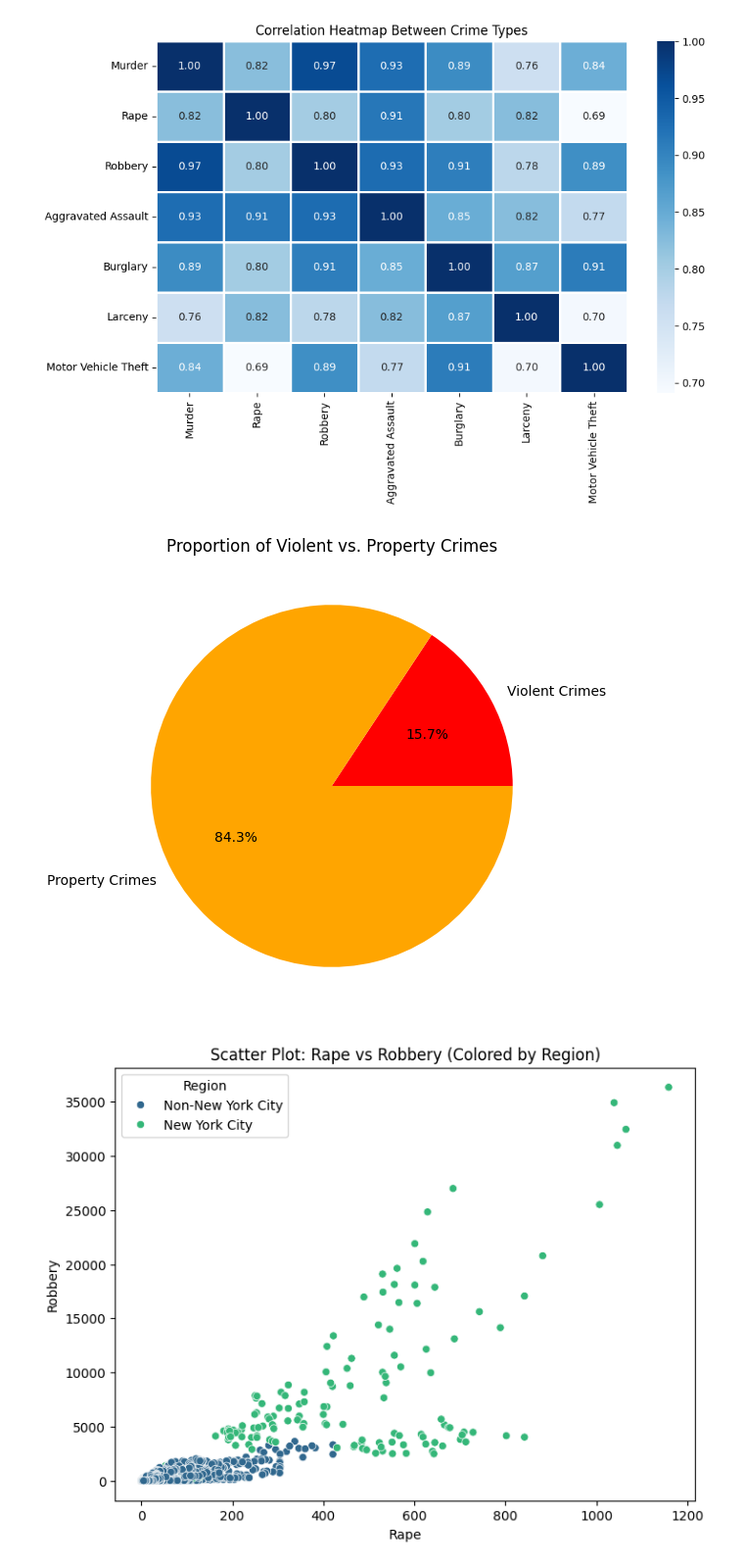
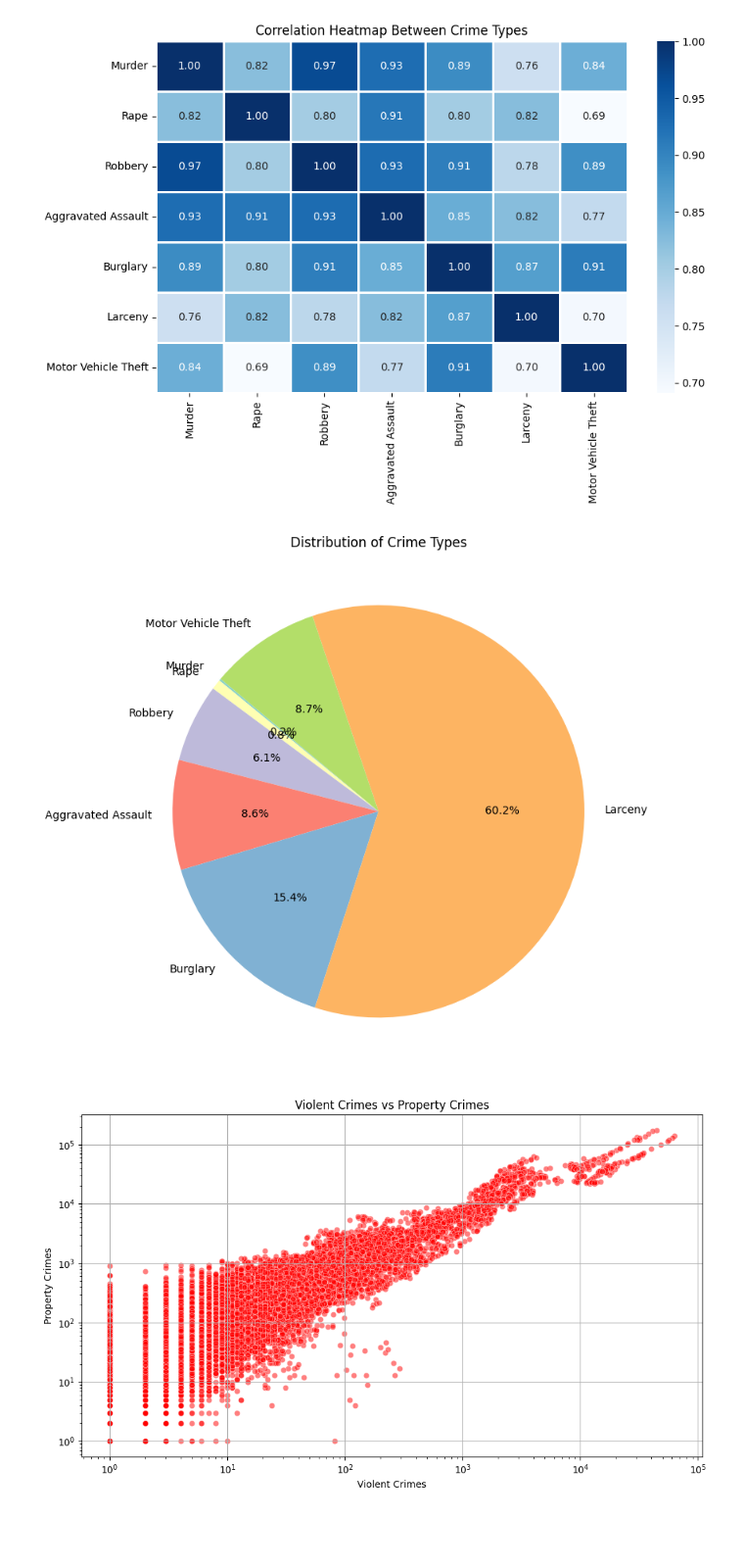
Before and after one commit to HemantSingh20/Crime-Analysis, a Jupyter notebook: Crime Analysis.ipynb, the cells around one changed output. Shown at 98% size. Drawn from its saved outputs; the diff is of its cells as text; code cells hidden in the pictures; blank space fills up the shorter version.

```diff
--- a/Crime Analysis.ipynb
+++ b/Crime Analysis.ipynb
@@ -12,9 +12,4 @@ df.columns = df.columns.str.strip()
 # %%
 # Drop rows where all values are NaN
 df.dropna(how='all', inplace=True)
-# %%
-# Convert 'Year' column to integers, handling any errors
-df['Year'] = pd.to_numeric(df['Year'], errors='coerce')
-df.dropna(subset=['Year'], inplace=True)
-df['Year'] = df['Year'].astype(int)
 # %%
@@ -138,0 +85,6 @@ Passing `palette` without assigning `hue` is deprecated and will be removed in v
+# %%
+# Convert columns to appropriate data types
+df['Year'] = df['Year'].astype(int)
+df['Index Total'] = df['Index Total'].astype(int)
+df['Violent Total'] = df['Violent Total'].astype(int)
+df['Property Total'] = df['Property Total'].astype(int)
@@ -145,26 +135,28 @@ plt.show()
 # %% [output]
 [figure]
 # %%
-# Pie chart: Violent vs Property Crimes
-violent_crimes = ['Murder', 'Rape', 'Robbery', 'Aggravated Assault']
-property_crimes = ['Burglary', 'Larceny', 'Motor Vehicle Theft']
+# Pie Chart: Distribution of Crime Types (Murder, Rape, Robbery, etc.)
+crime_types = ['Murder', 'Rape', 'Robbery', 'Aggravated Assault', 'Burglary', 'Larceny', 'Motor Vehicle Theft']
+crime_totals = df[crime_types].sum()
 
-violent_total = df[violent_crimes].sum().sum()
-property_total = df[property_crimes].sum().sum()
-
-plt.figure(figsize=(6, 6))
-plt.pie([violent_total, property_total], labels=["Violent Crimes", "Property Crimes"], autopct='%1.1f%%', colors=["red", "orange"])
-plt.title("Proportion of Violent vs. Property Crimes")
+plt.figure(figsize=(8, 8))
+plt.pie(crime_totals, labels=crime_types, autopct='%1.1f%%', startangle=140, colors=sns.color_palette("Set3", len(crime_types)))
+plt.title('Distribution of Crime Types')
+plt.tight_layout()
 plt.show()
 # %% [output]
-[figure, old version]
+[figure, new version]
 # %%
-# Scatter plot (example: Rape vs Robbery)
-plt.figure(figsize=(8, 6))
-sns.scatterplot(data=df, x='Rape', y='Robbery', hue='Region', palette='viridis')
-plt.title("Scatter Plot: Rape vs Robbery (Colored by Region)")
-plt.xlabel("Rape")
-plt.ylabel("Robbery")
+# Scatter Plot: Comparison of Violent vs Property Crimes
+plt.figure(figsize=(10, 6))
+sns.scatterplot(x='Violent Total', y='Property Total', data=df, color='r', alpha=0.5)
+plt.title('Violent Crimes vs Property Crimes')
+plt.xlabel('Violent Crimes')
+plt.ylabel('Property Crimes')
+plt.xscale("log")
+plt.yscale("log")
+plt.grid(True)
+plt.tight_layout()
 plt.show()
 # %% [output]
-[figure, old version]
+[figure, new version]
```
Also changed, not shown: parts of 11 cells of this notebook.
